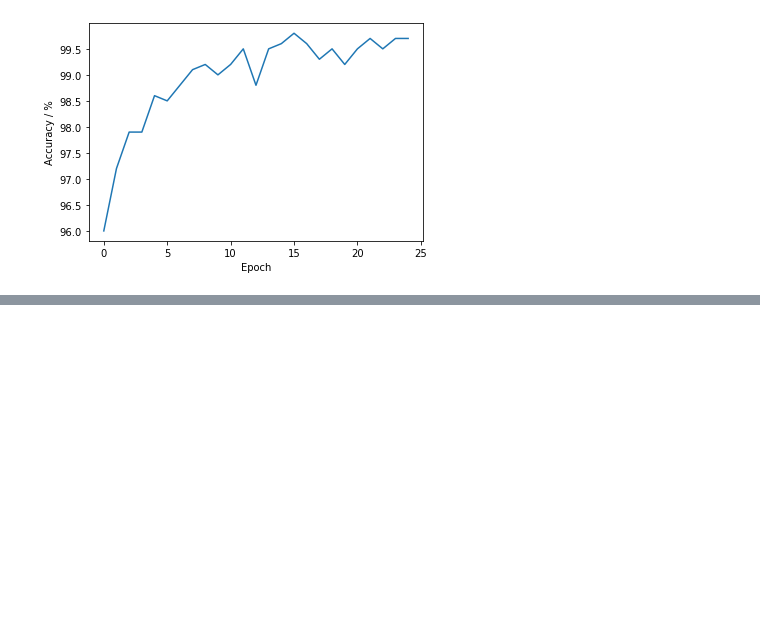
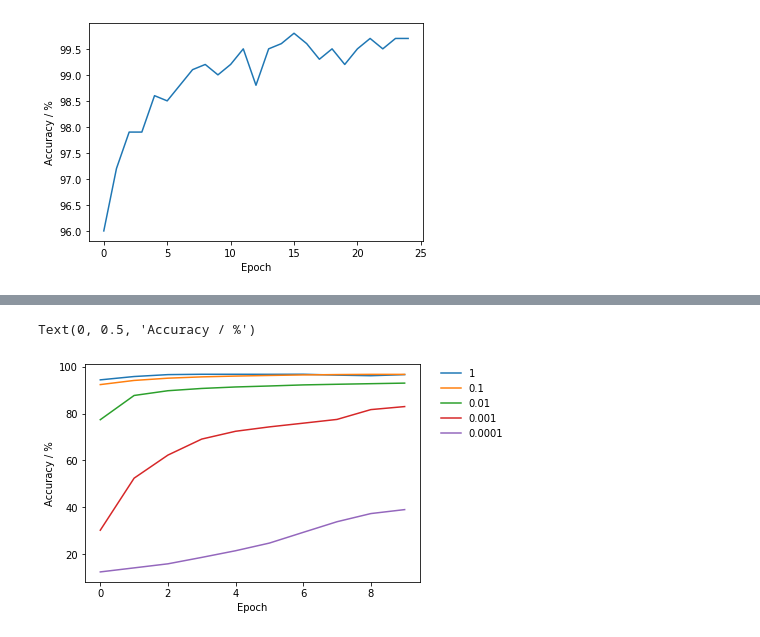
Before and after one commit to J-Heidecke/IN3063_Maths_for_AI, a Jupyter notebook: Visualizations.ipynb, the cells around one changed output, grey strips where cells are left out. Saved outputs shown, nothing was run; the diff lists cells and outputs as text; code cells hidden in the pictures; blank space fills up the shorter version.

```diff
--- a/Visualizations.ipynb
+++ b/Visualizations.ipynb
@@ -61,0 +77,18 @@ Text(0, 0.5, 'Accuracy / %')
+# %%
+task2_Learning_Rate = {'1': [94.33, 95.75, 96.56, 96.71, 96.71, 96.69, 96.72, 96.35, 96.09, 96.56],
+                      '0.1': [92.31, 94.08, 95.04, 95.60, 95.94, 96.20, 96.43, 96.58, 96.67, 96.66],
+                      '0.01': [77.36, 87.68, 89.70, 90.67, 91.30, 91.72, 92.18, 92.45, 92.70, 92.94],
+                      '0.001': [30.29, 52.46, 62.29, 69.11, 72.43, 74.30, 75.88, 77.48, 81.66, 82.95],
+                      '0.0001': [12.53, 14.25, 15.98, 18.71, 21.55, 24.81, 29.38, 33.91, 37.38, 39.07]}
+
+plt.plot(task2_Learning_Rate['1'], label = '1')
+plt.plot(task2_Learning_Rate['0.1'], label = '0.1')
+plt.plot(task2_Learning_Rate['0.01'], label = '0.01')
+plt.plot(task2_Learning_Rate['0.001'], label = '0.001')
+plt.plot(task2_Learning_Rate['0.0001'], label = '0.0001')
+plt.legend(bbox_to_anchor=(1.05, 1), loc='upper left', borderaxespad=0., frameon=False)
+plt.xlabel('Epoch')
+plt.ylabel('Accuracy / %')
+# %% [output]
+Text(0, 0.5, 'Accuracy / %')
+[figure, added]
```
Also changed, not shown: parts of 6 cells of this notebook, 8 other files.
